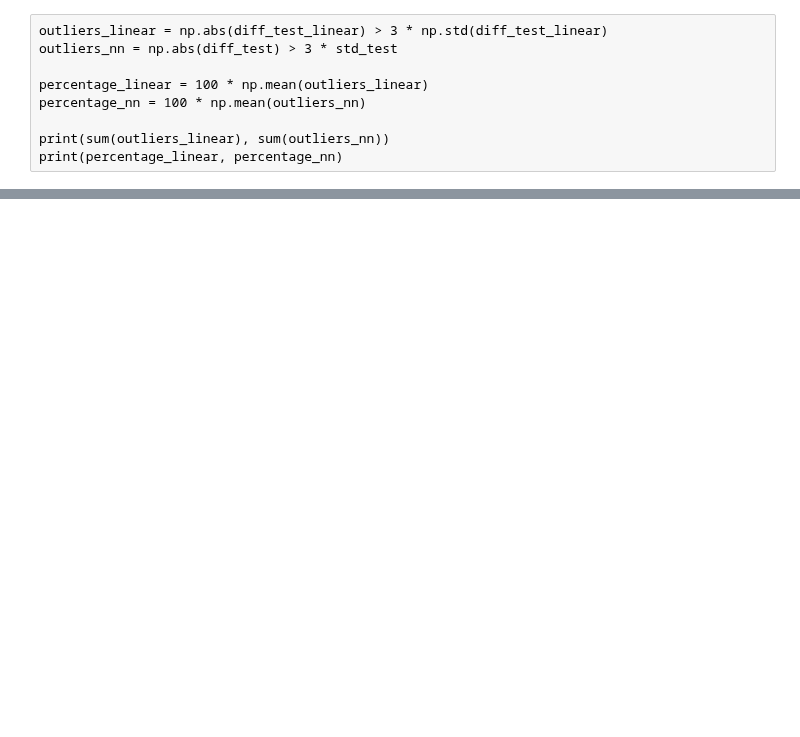
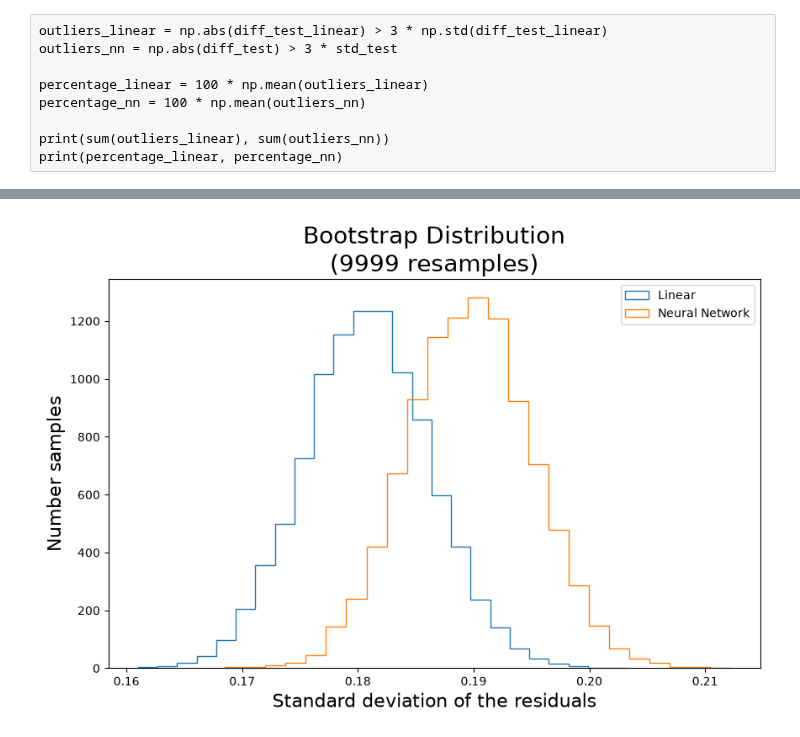
Before and after one commit to Etienne99/LAM_Internship, a Jupyter notebook: scripts_2/neuraln_4.ipynb, the cells around one changed output, grey strips where cells are left out. Drawn from its saved outputs; the diff is of its cells as text; code cells hidden in the pictures; blank space fills up the shorter version.

```diff
--- a/scripts_2/neuraln_4.ipynb
+++ b/scripts_2/neuraln_4.ipynb
@@ -865,0 +864,16 @@ plt.show()
+# %%
+# bootstrap
+bs_li = ss.bootstrap((diff_test_linear, ), np.std, confidence_level=.95)
+bs_nn = ss.bootstrap((diff_test, ), np.std, confidence_level=.95)
+# %%
+fig, ax = plt.subplots(figsize=(10, 6))
+ax.hist(bs_li.bootstrap_distribution, bins=25, histtype='step', label='Linear')
+ax.hist(bs_nn.bootstrap_distribution, bins=25, histtype='step', label='Neural Network')
+ax.set_title('Bootstrap Distribution\n(9999 resamples)', size=20)
+ax.set_xlabel('Standard deviation of the residuals', size=16)
+ax.set_ylabel('Number samples', size=16)
+ax.legend()
+
+plt.show()
+# %% [output]
+[figure, added]
```
Also changed, not shown: parts of 15 cells of this notebook.
